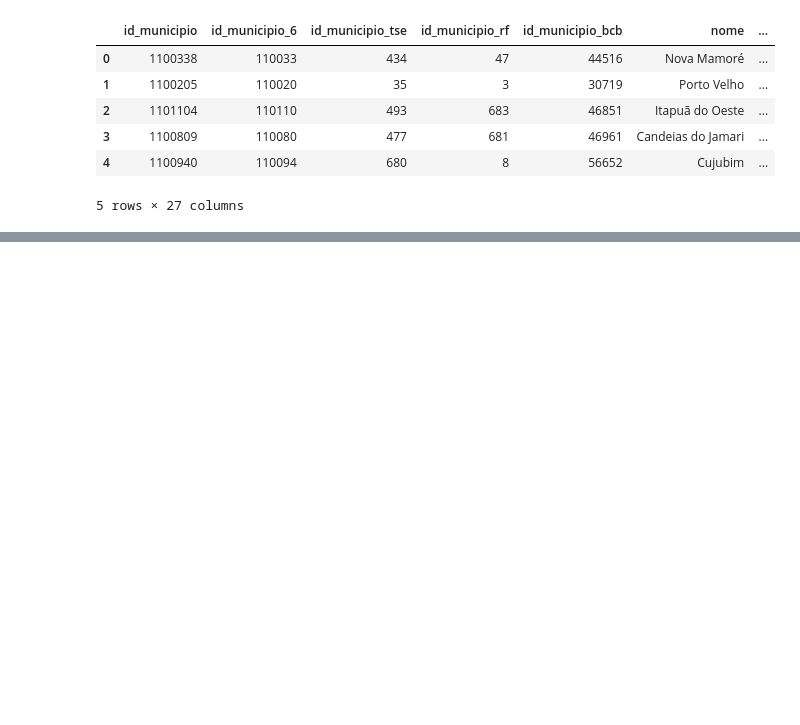
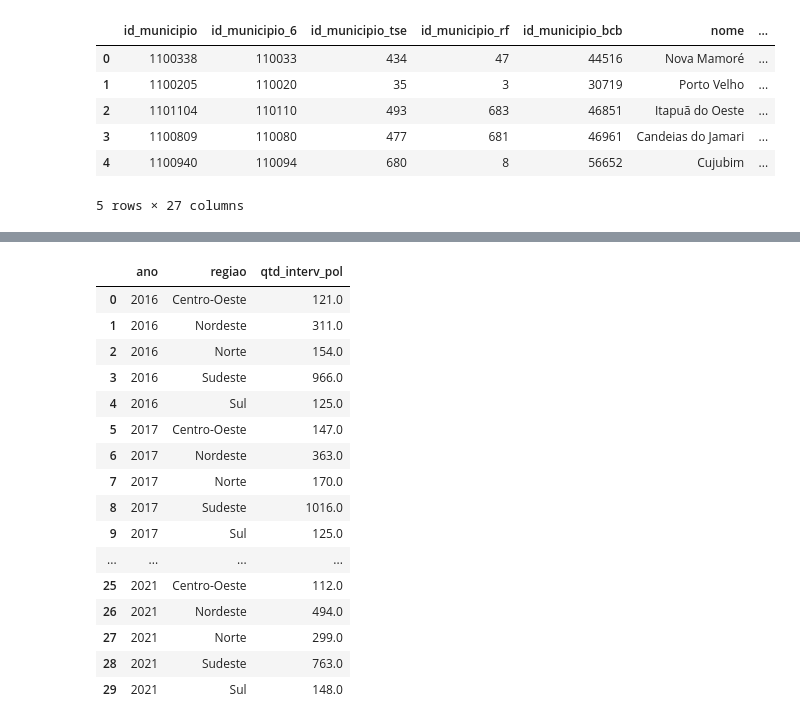
Before and after one commit to ddanieldma/data-visualization, a Jupyter notebook: T3/notebooks/oi.ipynb, the cells around one changed output, grey strips where cells are left out. Cells and saved outputs as stored; diff of their text form; code cells hidden in the pictures; blank space fills up the shorter version.

```diff
--- a/T3/notebooks/oi.ipynb
+++ b/T3/notebooks/oi.ipynb
@@ -148,0 +231,21 @@ df_final
+# %%
+df_aggregated = df_final.groupby(['ano', 'regiao'], as_index=False)['qtd_interv_pol'].sum()
+df_aggregated
+# %% [output]
+|  | ano | regiao | qtd_interv_pol |
+| 0 | 2016 | Centro-Oeste | 121.0 |
+| 1 | 2016 | Nordeste | 311.0 |
+| 2 | 2016 | Norte | 154.0 |
+| 3 | 2016 | Sudeste | 966.0 |
+| 4 | 2016 | Sul | 125.0 |
+| 5 | 2017 | Centro-Oeste | 147.0 |
+| 6 | 2017 | Nordeste | 363.0 |
+| 7 | 2017 | Norte | 170.0 |
+| 8 | 2017 | Sudeste | 1016.0 |
+| 9 | 2017 | Sul | 125.0 |
+| ... | ... | ... | ... |
+| 25 | 2021 | Centro-Oeste | 112.0 |
+| 26 | 2021 | Nordeste | 494.0 |
+| 27 | 2021 | Norte | 299.0 |
+| 28 | 2021 | Sudeste | 763.0 |
+| 29 | 2021 | Sul | 148.0 |
```
Also changed, not shown: parts of 9 cells of this notebook, 3 other files.
